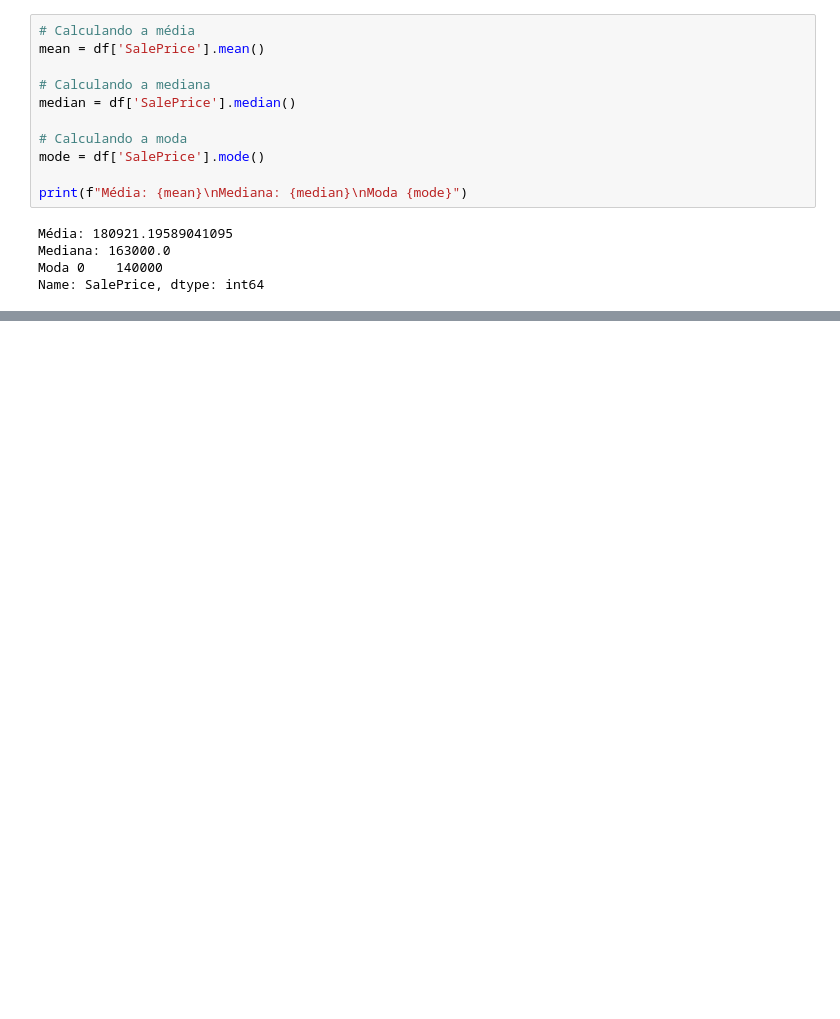
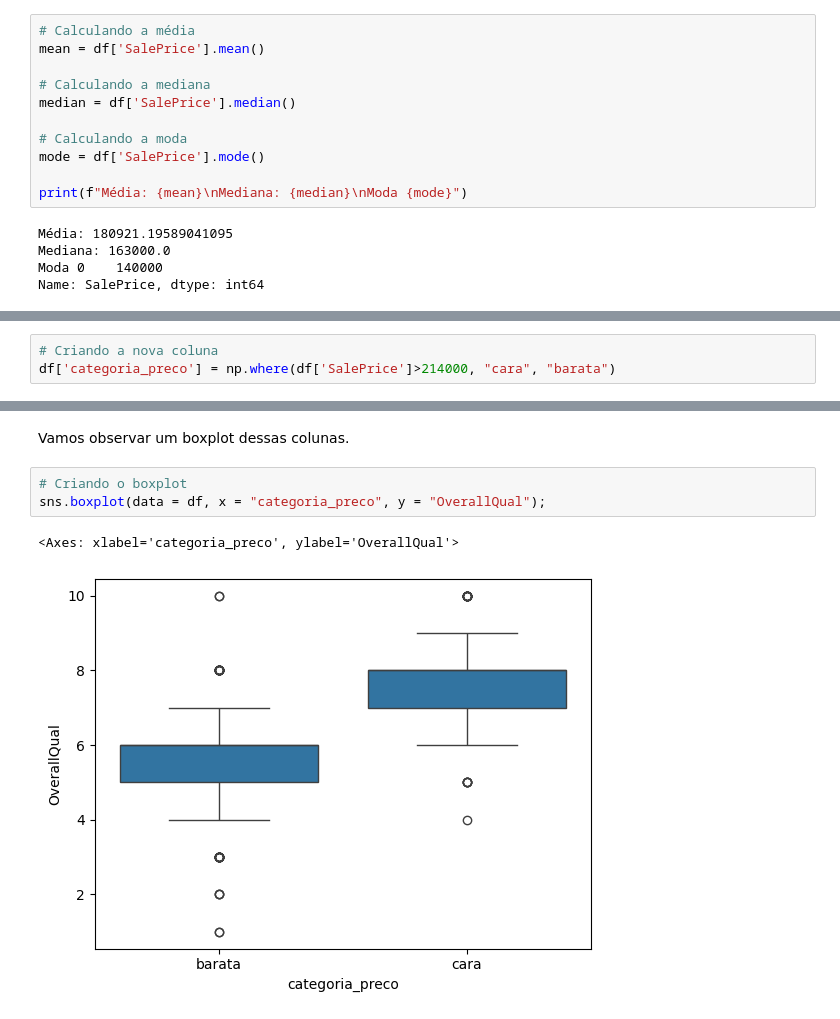
Before and after one commit to JosenildoJunior/Blog2, a Jupyter notebook: Estatística_descritiva_EBA.ipynb, the cells around one changed output, grey strips where cells are left out. Cells and saved outputs as stored; diff of their text form; blank space fills up the shorter version.

```diff
--- a/Estatística_descritiva_EBA.ipynb
+++ b/Estatística_descritiva_EBA.ipynb
@@ -120,0 +203,3 @@ Dessa forma podemos observar
+# %%
+# Criando a nova coluna
+df['categoria_preco'] = np.where(df['SalePrice']>214000, "cara", "barata")
@@ -120,0 +242,8 @@ Dessa forma podemos observar
+# %% [markdown]
+Vamos observar um boxplot dessas colunas.
+# %%
+# Criando o boxplot
+sns.boxplot(data = df, x = "categoria_preco", y = "OverallQual");
+# %% [output]
+<Axes: xlabel='categoria_preco', ylabel='OverallQual'>
+[figure, added]
```
Also changed, not shown: parts of 95 cells of this notebook.
